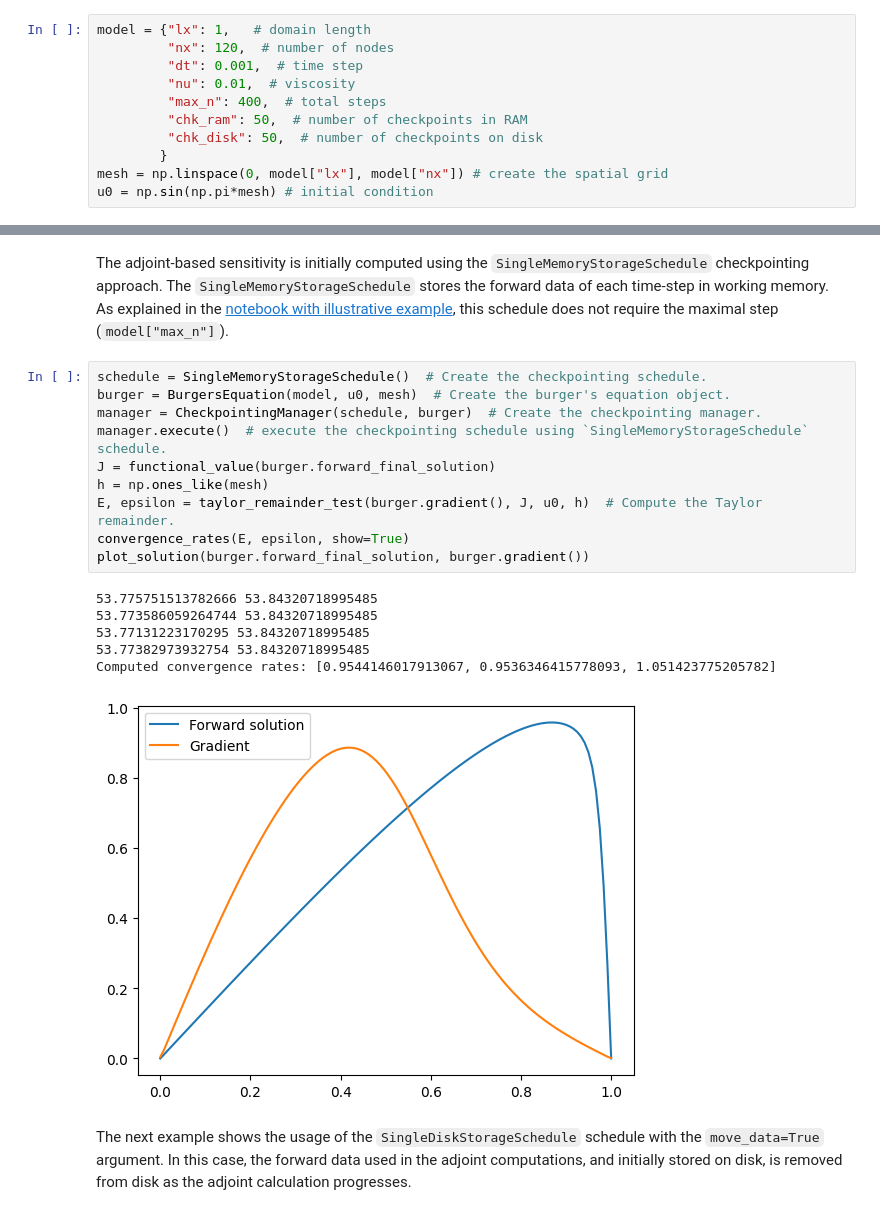
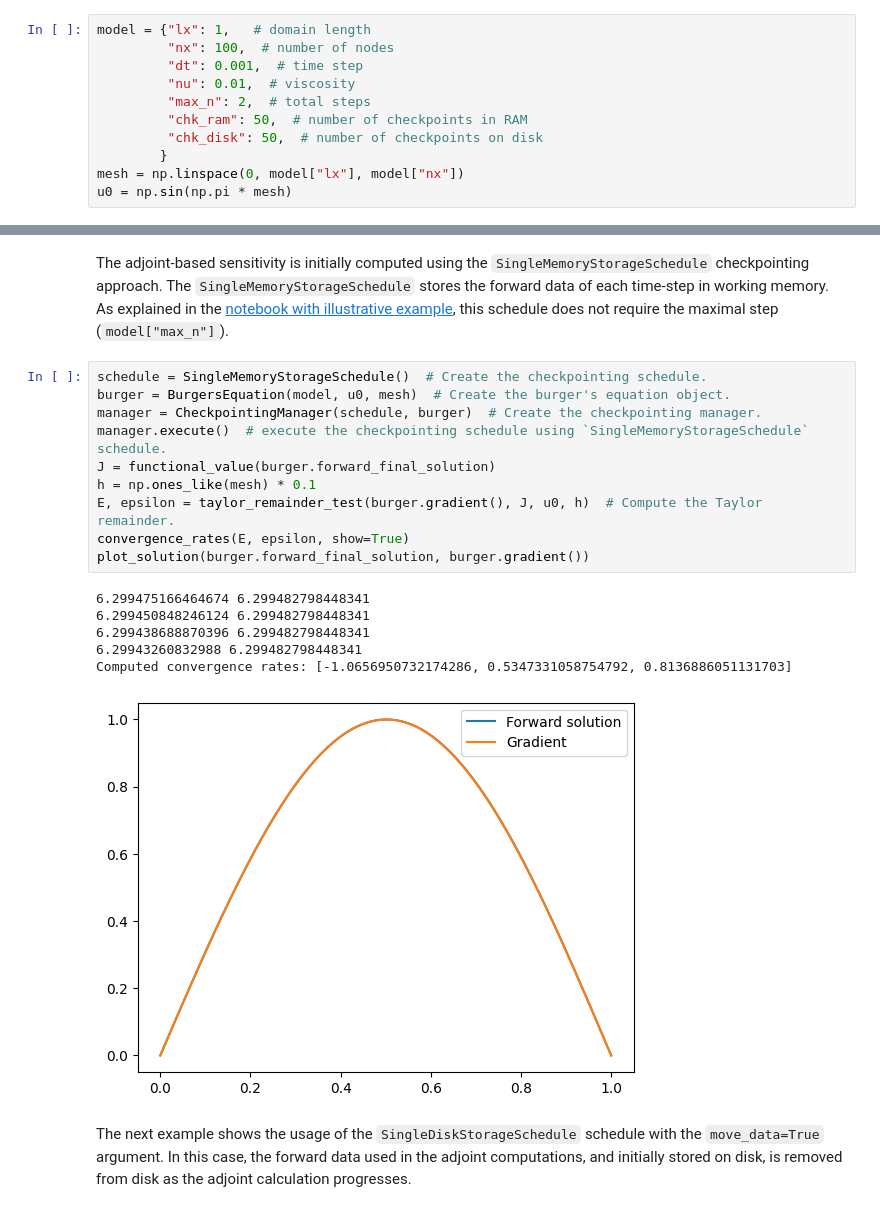
Before and after one commit to firedrakeproject/checkpoint_schedules, a Jupyter notebook: docs/notebooks/burger.ipynb, the cells around one changed output, grey strips where cells are left out. Cells and saved outputs as stored; diff of their text form.

```diff
--- a/docs/notebooks/burger.ipynb
+++ b/docs/notebooks/burger.ipynb
@@ -407,13 +411,13 @@ In the next sections, we present the results of the adjoint-based sensitivity co
 Below, we define the `model` dictionary containing the parameters required for the forward and adjoint solvers. The `model` dictionary is then passed to the `BurgersEquation` class. Additionally, we set up the 1D mesh and the initial condition for the forward Burgers' solver.
 # %%
 model = {"lx": 1,   # domain length
-         "nx": 120,  # number of nodes
+         "nx": 100,  # number of nodes
          "dt": 0.001,  # time step
          "nu": 0.01,  # viscosity
-         "max_n": 400,  # total steps
+         "max_n": 2,  # total steps
          "chk_ram": 50,  # number of checkpoints in RAM
          "chk_disk": 50,  # number of checkpoints on disk
         }
-mesh = np.linspace(0, model["lx"], model["nx"]) # create the spatial grid
-u0 = np.sin(np.pi*mesh) # initial condition
+mesh = np.linspace(0, model["lx"], model["nx"])
+u0 = np.sin(np.pi * mesh)
 # %%
@@ -454,20 +458,20 @@ The adjoint-based sensitivity is initially computed using the `SingleMemoryStora
 # %%
 schedule = SingleMemoryStorageSchedule()  # Create the checkpointing schedule.
 burger = BurgersEquation(model, u0, mesh)  # Create the burger's equation object.
 manager = CheckpointingManager(schedule, burger)  # Create the checkpointing manager.
 manager.execute()  # execute the checkpointing schedule using `SingleMemoryStorageSchedule` schedule.
 J = functional_value(burger.forward_final_solution)
-h = np.ones_like(mesh)
+h = np.ones_like(mesh) * 0.1
 E, epsilon = taylor_remainder_test(burger.gradient(), J, u0, h)  # Compute the Taylor remainder.
 convergence_rates(E, epsilon, show=True)
 plot_solution(burger.forward_final_solution, burger.gradient())
 # %% [output]
-53.775751513782666 53.84320718995485
-53.773586059264744 53.84320718995485
-53.77131223170295 53.84320718995485
-53.77382973932754 53.84320718995485
-Computed convergence rates: [0.9544146017913067, 0.9536346415778093, 1.051423775205782]
+6.299475166464674 6.299482798448341
+6.299450848246124 6.299482798448341
+6.299438688870396 6.299482798448341
+6.29943260832988 6.299482798448341
+Computed convergence rates: [-1.0656950732174286, 0.5347331058754792, 0.8136886051131703]
-[figure, old version]
+[figure, new version]
 # %% [markdown]
 The next example shows the usage of the `SingleDiskStorageSchedule` schedule with the `move_data=True` argument. In this case, the forward data used in the adjoint computations, and initially stored on disk, is removed from disk as the adjoint calculation progresses.
 # %%
```
Also changed, not shown: parts of 6 cells of this notebook.
